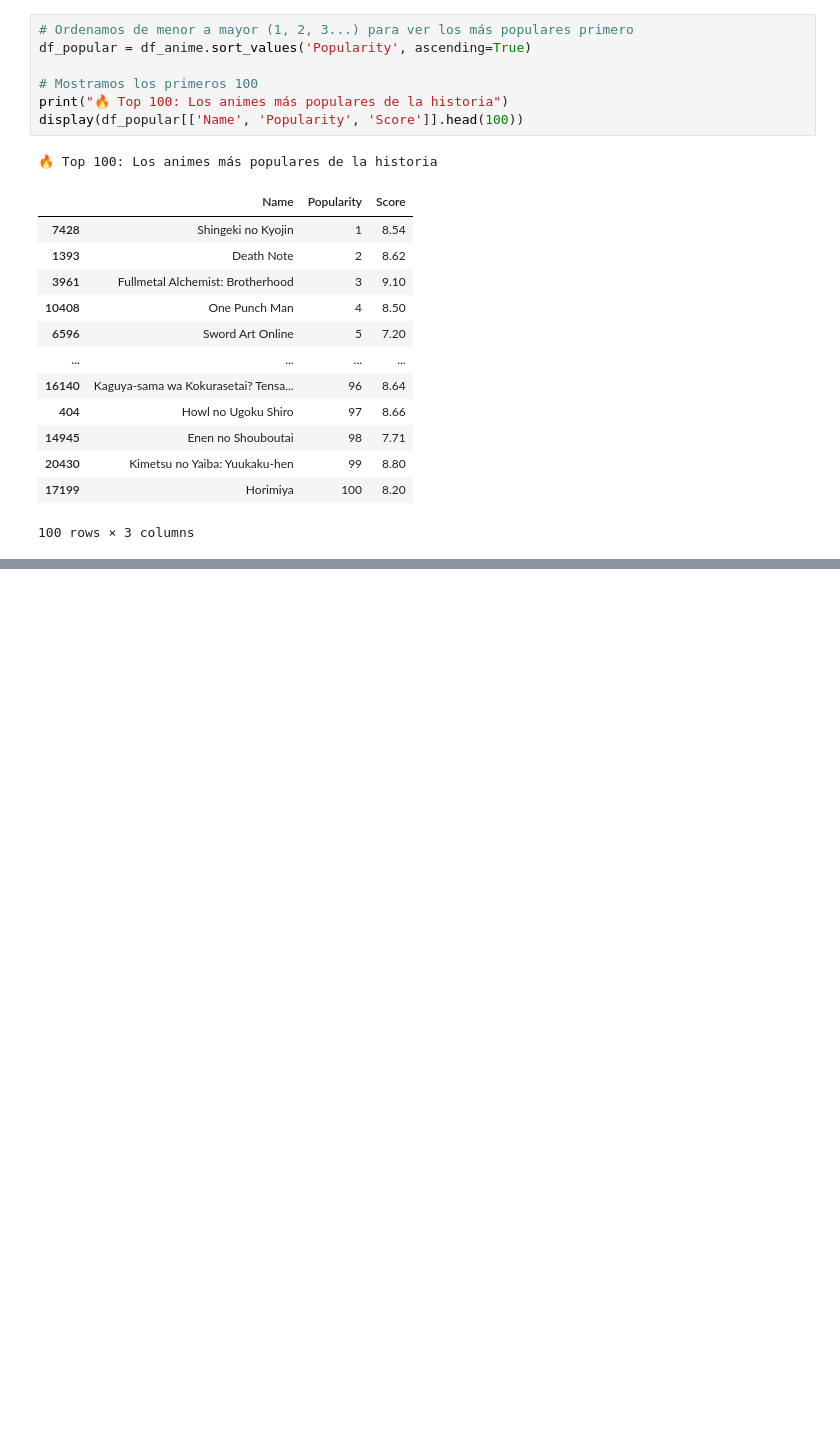
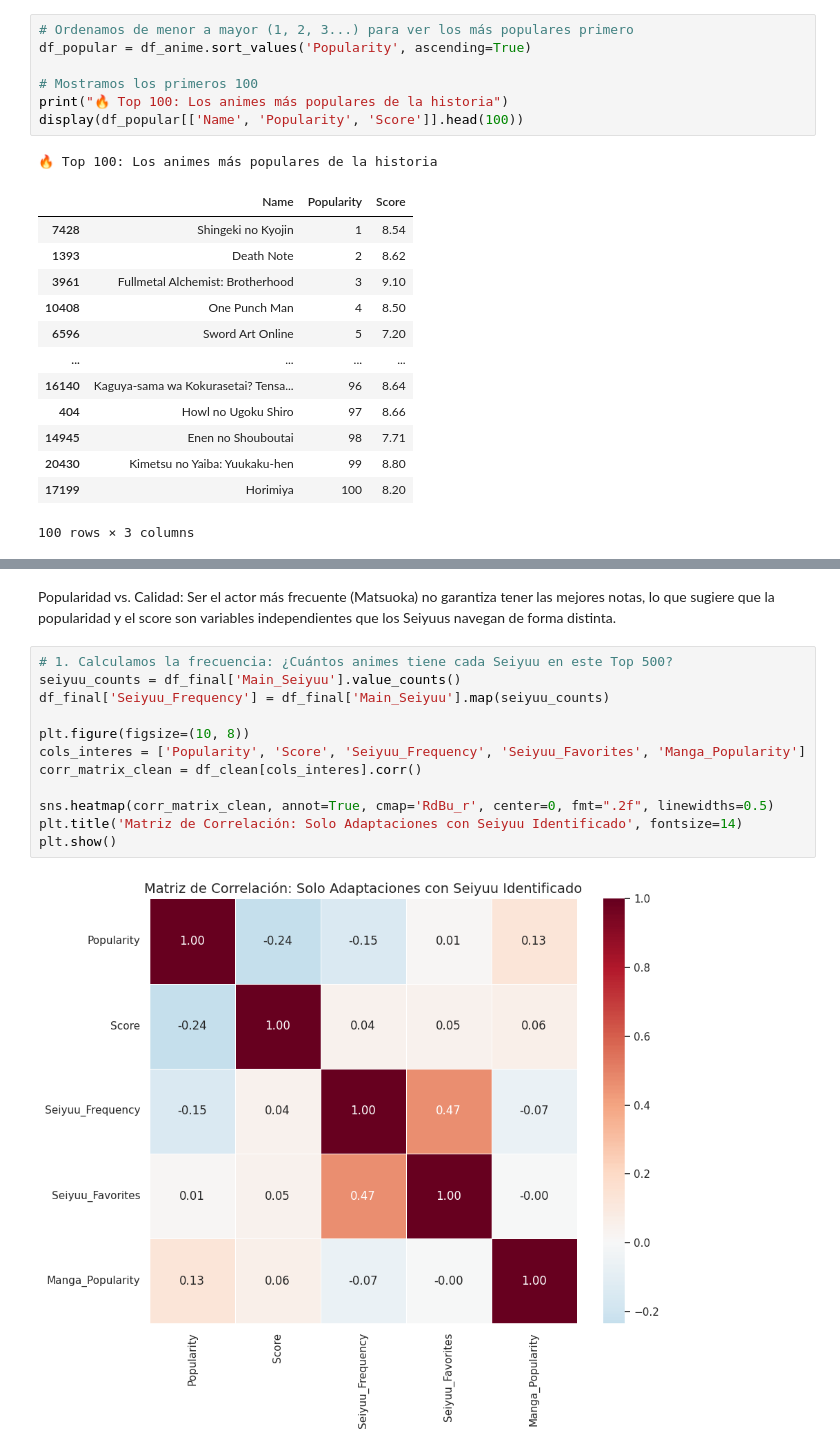
Before and after one commit to GabriTenreiro/TaskEDA, a Jupyter notebook: anime_notebook.ipynb, the cells around one changed output, grey strips where cells are left out. Saved outputs shown, nothing was run; the diff lists cells and outputs as text; blank space fills up the shorter version.

```diff
--- a/anime_notebook.ipynb
+++ b/anime_notebook.ipynb
@@ -265,0 +397,16 @@ display(df_final[['Name', 'Popularity', 'Score', 'Main_Character', 'Main_Seiyuu'
+# %% [markdown]
+Popularidad vs. Calidad: Ser el actor más frecuente (Matsuoka) no garantiza tener las mejores notas, lo que sugiere que la popularidad y el score son variables independientes que los Seiyuus navegan de forma distinta.
+# %%
+# 1. Calculamos la frecuencia: ¿Cuántos animes tiene cada Seiyuu en este Top 500?
+seiyuu_counts = df_final['Main_Seiyuu'].value_counts()
+df_final['Seiyuu_Frequency'] = df_final['Main_Seiyuu'].map(seiyuu_counts)
+
+plt.figure(figsize=(10, 8))
+cols_interes = ['Popularity', 'Score', 'Seiyuu_Frequency', 'Seiyuu_Favorites', 'Manga_Popularity']
+corr_matrix_clean = df_clean[cols_interes].corr()
+
+sns.heatmap(corr_matrix_clean, annot=True, cmap='RdBu_r', center=0, fmt=".2f", linewidths=0.5)
+plt.title('Matriz de Correlación: Solo Adaptaciones con Seiyuu Identificado', fontsize=14)
+plt.show()
+# %% [output]
+[figure, added]
```
Also changed, not shown: parts of 12 cells of this notebook, 1 other file.
